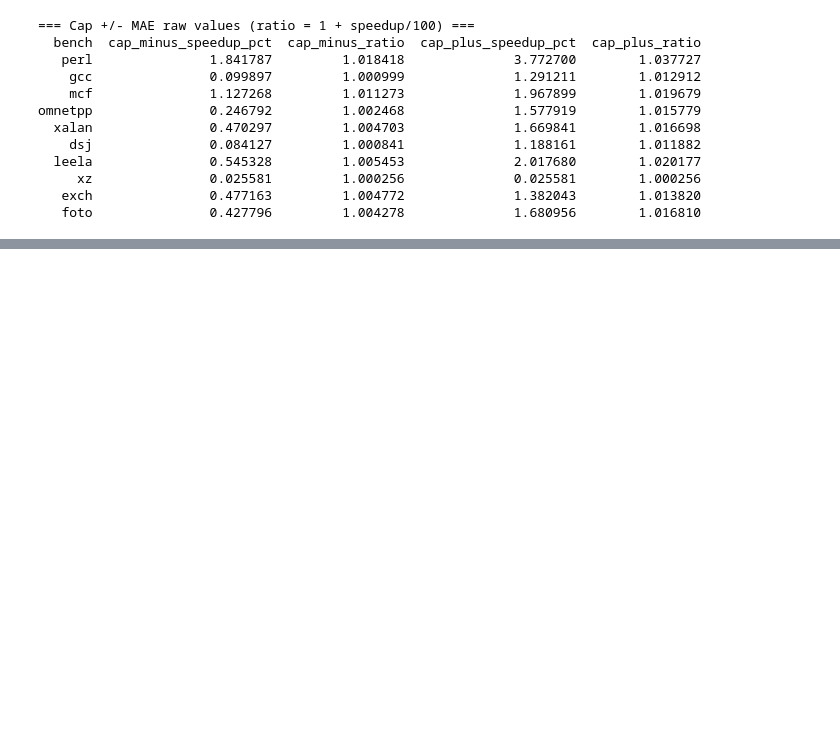
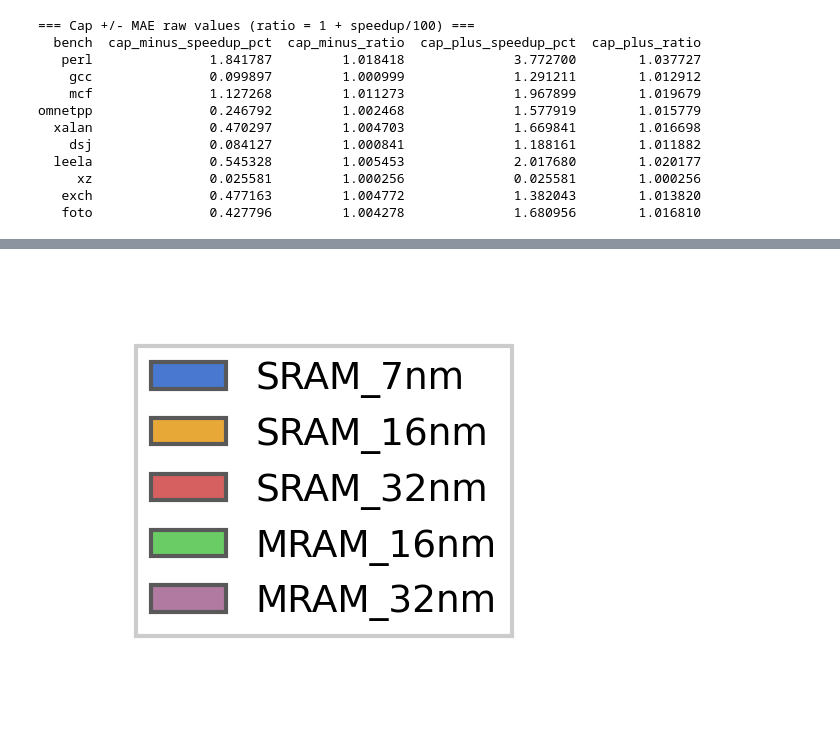
Before and after one commit to shinsakukataoka/mx3, a Jupyter notebook: notebooks/data_exploration.ipynb, the cells around one changed output, grey strips where cells are left out. Drawn from its saved outputs; the diff is of its cells as text; code cells hidden in the pictures; blank space fills up the shorter version.

```diff
--- a/notebooks/data_exploration.ipynb
+++ b/notebooks/data_exploration.ipynb
@@ -1682,0 +5666,41 @@ omnetpp               0.246792         1.002468              1.577919        1.0
+# %%
+import matplotlib.pyplot as plt
+import matplotlib.patches as mpatches
+
+# Colors from your first plot
+design_colors = {
+    "SRAM_7nm":  "#4878CF",  # blue
+    "SRAM_16nm": "#e8a838",  # yellow
+    "SRAM_32nm": "#D65F5F",  # red
+    "MRAM_16nm": "#6ACC64",  # green
+    "MRAM_32nm": "#B07AA1",  # purple
+}
+
+# Order: blue -> yellow -> red -> green -> purple
+order = ["SRAM_7nm", "SRAM_16nm", "SRAM_32nm", "MRAM_16nm", "MRAM_32nm"]
+
+handles = [
+    mpatches.Patch(
+        facecolor=design_colors[name],
+        edgecolor="0.35",
+        label=name
+    )
+    for name in order
+]
+
+fig, ax = plt.subplots(figsize=(2.2, 1.7), dpi=300)
+ax.axis("off")
+
+ax.legend(
+    handles=handles,
+    loc="center",
+    frameon=True,
+    fancybox=False,
+    framealpha=1.0,
+    ncol=1,
+    fontsize=9,
+)
+
+plt.show()
+# %% [output]
+[figure, added]
```
Also changed, not shown: parts of 24 cells of this notebook, 16 other files.
